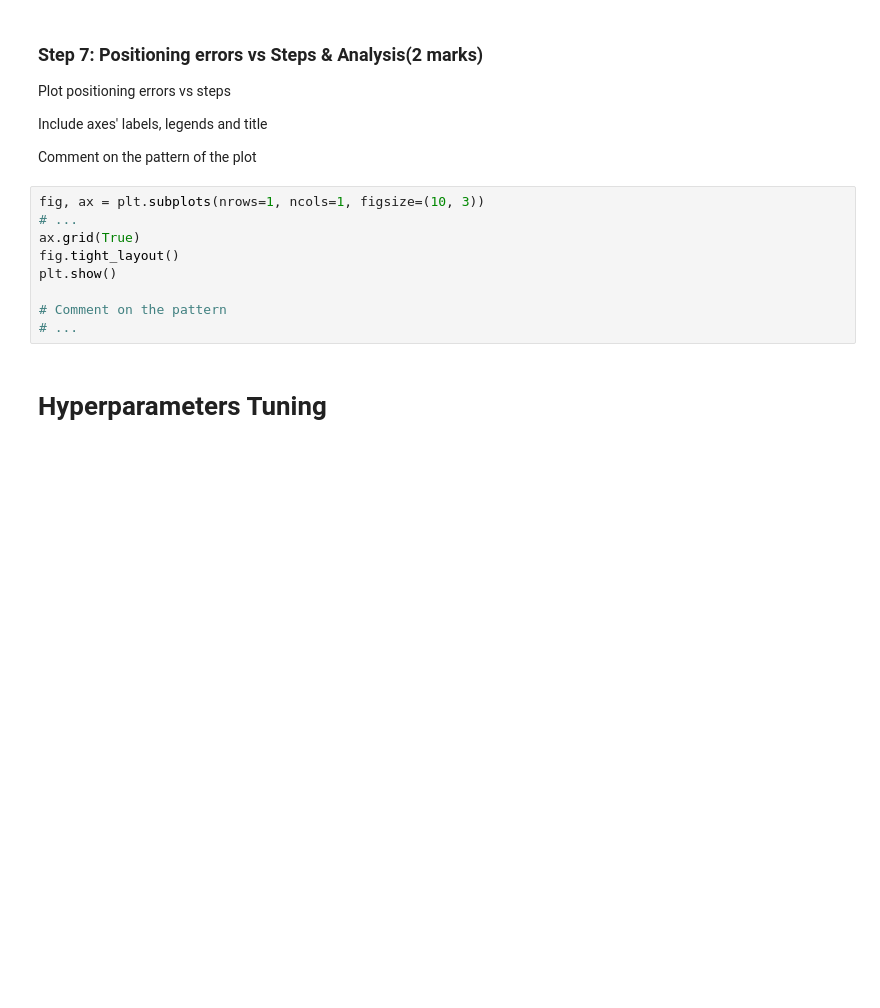
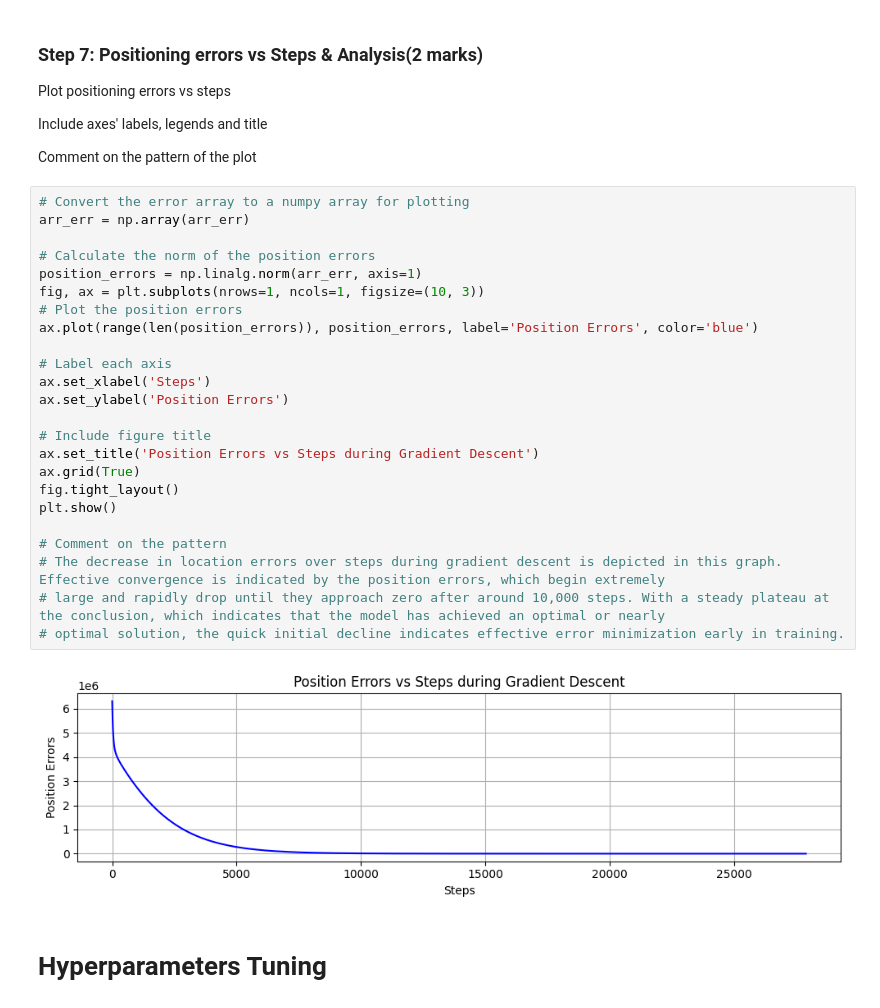
Before and after one commit to dhruvvyas0725/engg680_2024_fall, a Jupyter notebook: Lab Assignment 3/Assignment3.ipynb, the cells around one changed output. Cells and saved outputs as stored; diff of their text form; blank space fills up the shorter version.

```diff
--- a/Lab Assignment 3/Assignment3.ipynb
+++ b/Lab Assignment 3/Assignment3.ipynb
@@ -299,15 +338,32 @@ Plot positioning errors vs steps
 Include axes' labels, legends and title
 
 Comment on the pattern of the plot
-# %%
-fig, ax = plt.subplots(nrows=1, ncols=1, figsize=(10, 3))
-# ...
-ax.grid(True)
-fig.tight_layout()
-plt.show()
-
-# Comment on the pattern
-# ...
+# %%
+# Convert the error array to a numpy array for plotting
+arr_err = np.array(arr_err)
+
+# Calculate the norm of the position errors
+position_errors = np.linalg.norm(arr_err, axis=1)
+fig, ax = plt.subplots(nrows=1, ncols=1, figsize=(10, 3))
+# Plot the position errors
+ax.plot(range(len(position_errors)), position_errors, label='Position Errors', color='blue')
+
+# Label each axis
+ax.set_xlabel('Steps')
+ax.set_ylabel('Position Errors')
+
+# Include figure title
+ax.set_title('Position Errors vs Steps during Gradient Descent')
+ax.grid(True)
+fig.tight_layout()
+plt.show()
+
+# Comment on the pattern
+# The decrease in location errors over steps during gradient descent is depicted in this graph. Effective convergence is indicated by the position errors, which begin extremely
+# large and rapidly drop until they approach zero after around 10,000 steps. With a steady plateau at the conclusion, which indicates that the model has achieved an optimal or nearly
+# optimal solution, the quick initial decline indicates effective error minimization early in training.
+# %% [output]
+[figure, added]
 # %% [markdown]
 # Hyperparameters Tuning
 # %% [markdown]
```
Also changed, not shown: parts of 10 cells of this notebook.
